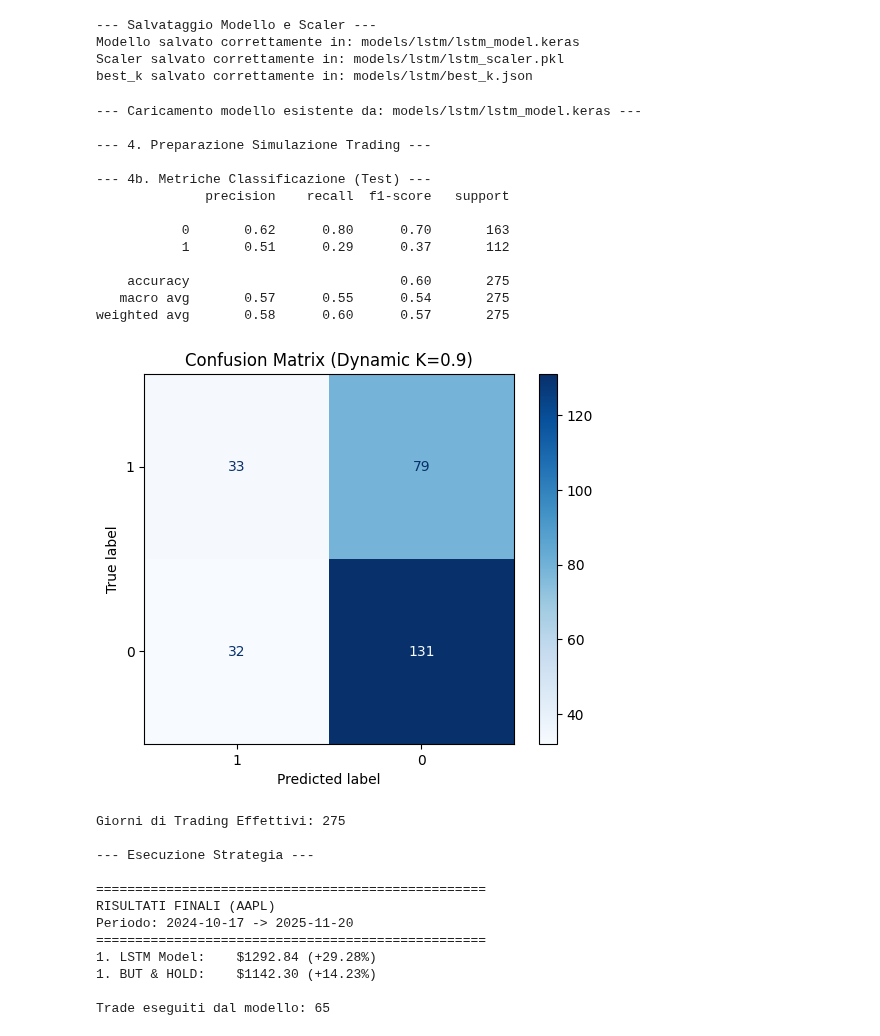
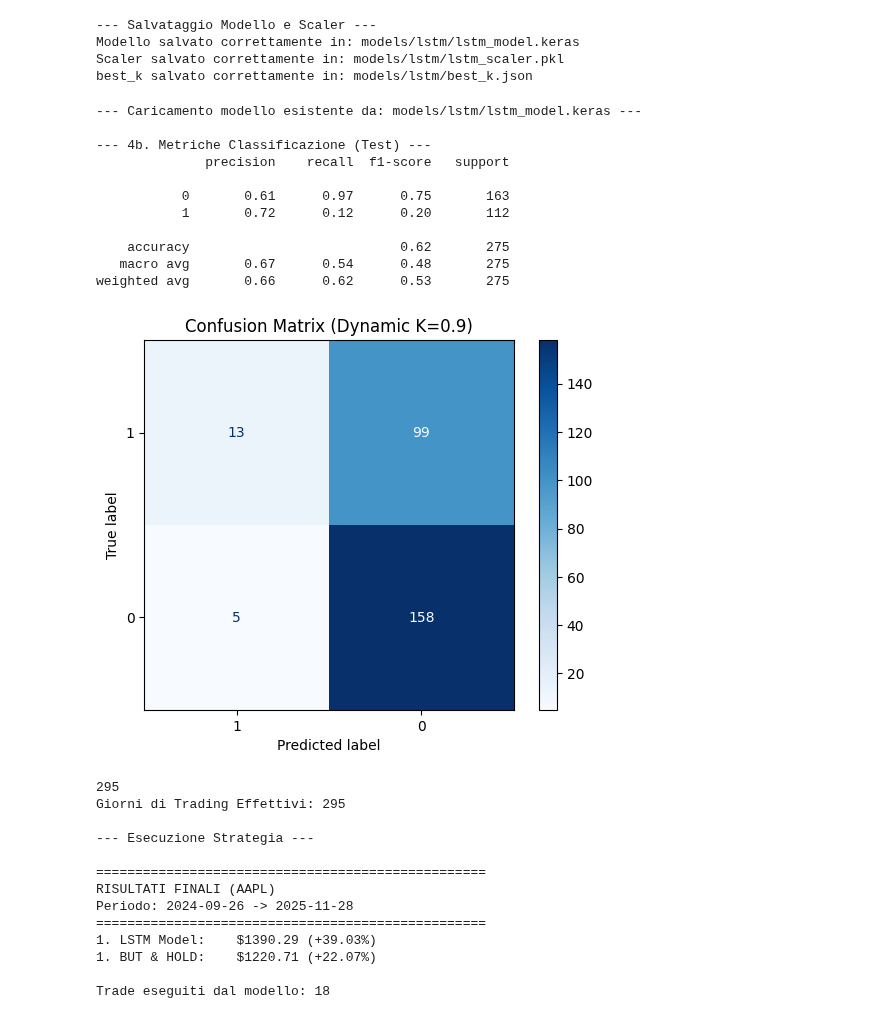
Before and after one commit to UniAlessioM/MarGui-Project, a Jupyter notebook: LSTM.ipynb, the cells around one changed output. Cells and saved outputs as stored; diff of their text form; code cells hidden in the pictures.

Commit message:
FIX di LSTM.ipynb Non era correttamente allineato a livello temporale. Modificate anche le date di TradingTestbentch

```diff
--- a/LSTM.ipynb
+++ b/LSTM.ipynb
@@ -231,9 +252,8 @@ if os.path.exists(_best_k_path):
 
 
 # =============================================================================
-# 4. PREPARAZIONE DATI TEST PER SIMULAZIONE
+# 4. PREPARAZIONE DATI TEST PER VALUTAZIONE
 # =============================================================================
-print("\n--- 4. Preparazione Simulazione Trading ---")
 
 test_probs = model.predict(X_test_3d, verbose=0).flatten()
 test_series = pd.Series(test_probs)
@@ -264,10 +284,26 @@ disp.plot(cmap="Blues")
 plt.title(f"Confusion Matrix (Dynamic K={best_k:.1f})")
 plt.show()
 
-# --- ALLINEAMENTO DATAFRAME PER TRADING ---
-# IMPORTANTE: X_test_3d inizia da (LOOK_BACK) rispetto a test_df.
-# Dobbiamo tagliare test_df per allinearlo alle predizioni.
-trading_df = test_df.iloc[LOOK_BACK:].copy()
+# --- PREDIZIONI PER TRADING ---
+
+
+test_probs = model.predict(X_trading_3d, verbose=0).flatten()
+test_series = pd.Series(test_probs)
+
+# Warm Start per la soglia (usiamo coda validation)
+combined_series = pd.concat([val_series.iloc[-WINDOW_SIZE_K:], test_series]).reset_index(drop=True)
+roll_mean_test = combined_series.rolling(window=WINDOW_SIZE_K).mean()
+roll_std_test = combined_series.rolling(window=WINDOW_SIZE_K).std()
+
+dynamic_thresh_test = roll_mean_test + roll_std_test.mul(float(best_k))
+dynamic_thresh_test = np.maximum(dynamic_thresh_test.fillna(FLOOR_PROBABILITY), FLOOR_PROBABILITY)
+
+# Rimuovi warm start
+dynamic_thresh_test = dynamic_thresh_test.iloc[WINDOW_SIZE_K:].reset_index(drop=True)
+
+
+model_actions = (test_series > dynamic_thresh_test).astype(int).values
+print(len(model_actions))
 trading_df['model_action'] = model_actions
 
 print(f"Giorni di Trading Effettivi: {len(trading_df)}")
@@ -316,8 +352,6 @@ print(f"Periodo: {trading_df.index[0].date()} -> {trading_df.index[-1].date()}")
 print("="*50)
 
 
-
-
 # Grafico
 plt.figure(figsize=(14, 7))
 idx = trading_df.index
@@ -336,50 +370,49 @@ print(f"1. BUT & HOLD:    ${payout_bnh:.2f} ({calc_gain(payout_bnh, STARTING_CAS
 
 print(f"\nTrade eseguiti dal modello: {model_data['model_action'].sum()}")
 
 plt.plot(idx, model_data["portfolio_value"], label='LSTM Strategy', color='orange', linewidth=2)
 plt.plot(idx, bh_series, label='Buy & hold', color='#1f77b4', linewidth=2, marker='o', markersize=4)
 
 
 # Marker Buy/Sell
 buys = model_data[model_data["model_action"] == 1]
 sells = model_data[model_data["model_action"] == 0]
 
 # Nota: I "Sell" grafici qui sono solo quando il modello dice 0.
 # La vendita vera avviene dopo 5 giorni di 0, ma per visualizzare l'intenzione del modello va bene così.
 plt.scatter(buys.index, buys["portfolio_value"], marker='^', color='green', s=80, label='Signal BUY', zorder=5)
 plt.scatter(sells.index, sells["portfolio_value"], marker='v', color='red', s=60, label='Signal SELL', zorder=5)
 
 plt.title(f"LSTM per {TICKER}", fontsize=14)
 plt.ylabel("Valore Portafoglio ($)")
 plt.legend()
 plt.grid(True, alpha=0.3)
 plt.tight_layout()
 
 plt.show()
 # %% [output]
 --- Caricamento modello esistente da: models/lstm/lstm_model.keras ---
-
---- 4. Preparazione Simulazione Trading ---
 
 --- 4b. Metriche Classificazione (Test) ---
               precision    recall  f1-score   support
 
-           0       0.62      0.80      0.70       163
-           1       0.51      0.29      0.37       112
+           0       0.61      0.97      0.75       163
+           1       0.72      0.12      0.20       112
 
-    accuracy                           0.60       275
-   macro avg       0.57      0.55      0.54       275
-weighted avg       0.58      0.60      0.57       275
+    accuracy                           0.62       275
+   macro avg       0.67      0.54      0.48       275
+weighted avg       0.66      0.62      0.53       275
-[figure, old version]
+[figure, new version]
-Giorni di Trading Effettivi: 275
+295
+Giorni di Trading Effettivi: 295
 
 --- Esecuzione Strategia ---
 
 ==================================================
 RISULTATI FINALI (AAPL)
-Periodo: 2024-10-17 -> 2025-11-20
+Periodo: 2024-09-26 -> 2025-11-28
 ==================================================
-1. LSTM Model:    $1292.84 (+29.28%)
-1. BUT & HOLD:    $1142.30 (+14.23%)
+1. LSTM Model:    $1390.29 (+39.03%)
+1. BUT & HOLD:    $1220.71 (+22.07%)
 
-Trade eseguiti dal modello: 65
+Trade eseguiti dal modello: 18
```
Also changed, not shown: parts of 3 cells of this notebook, 2 other files.
